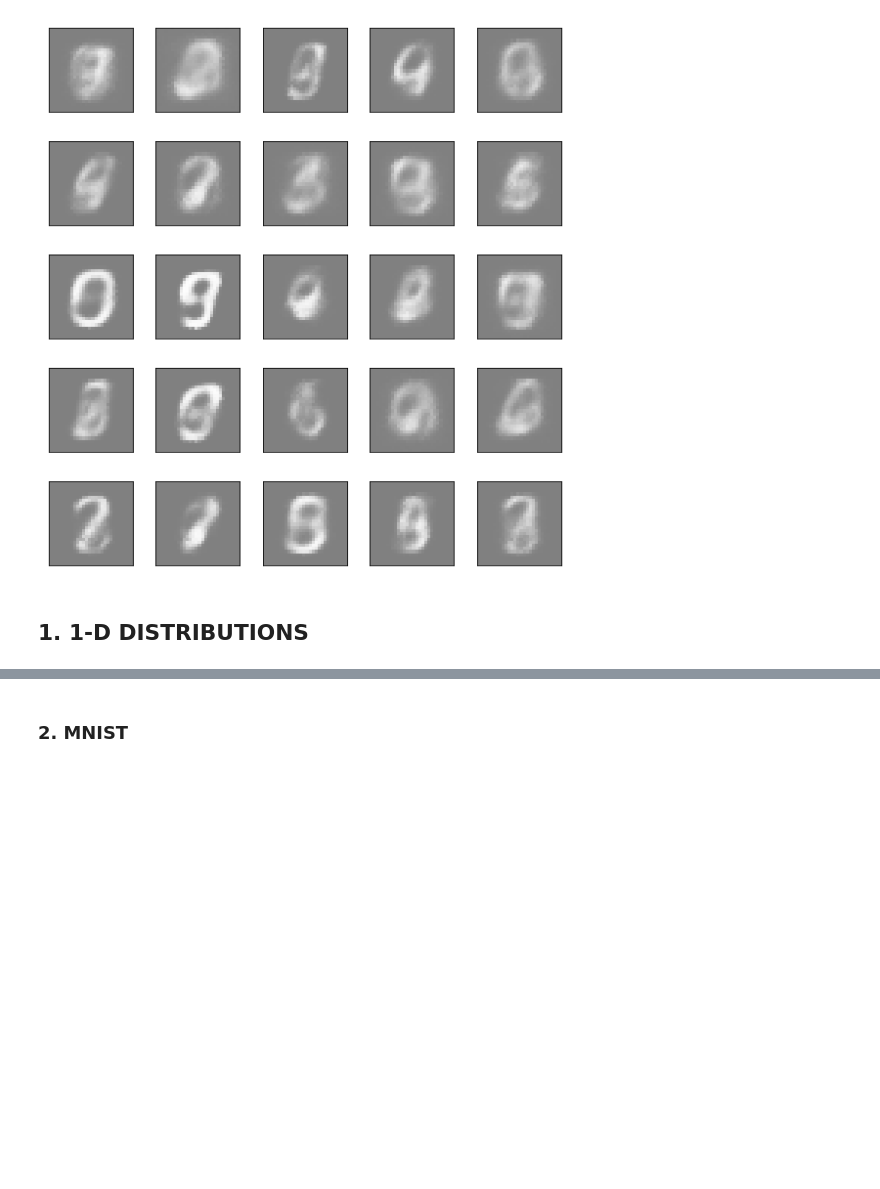
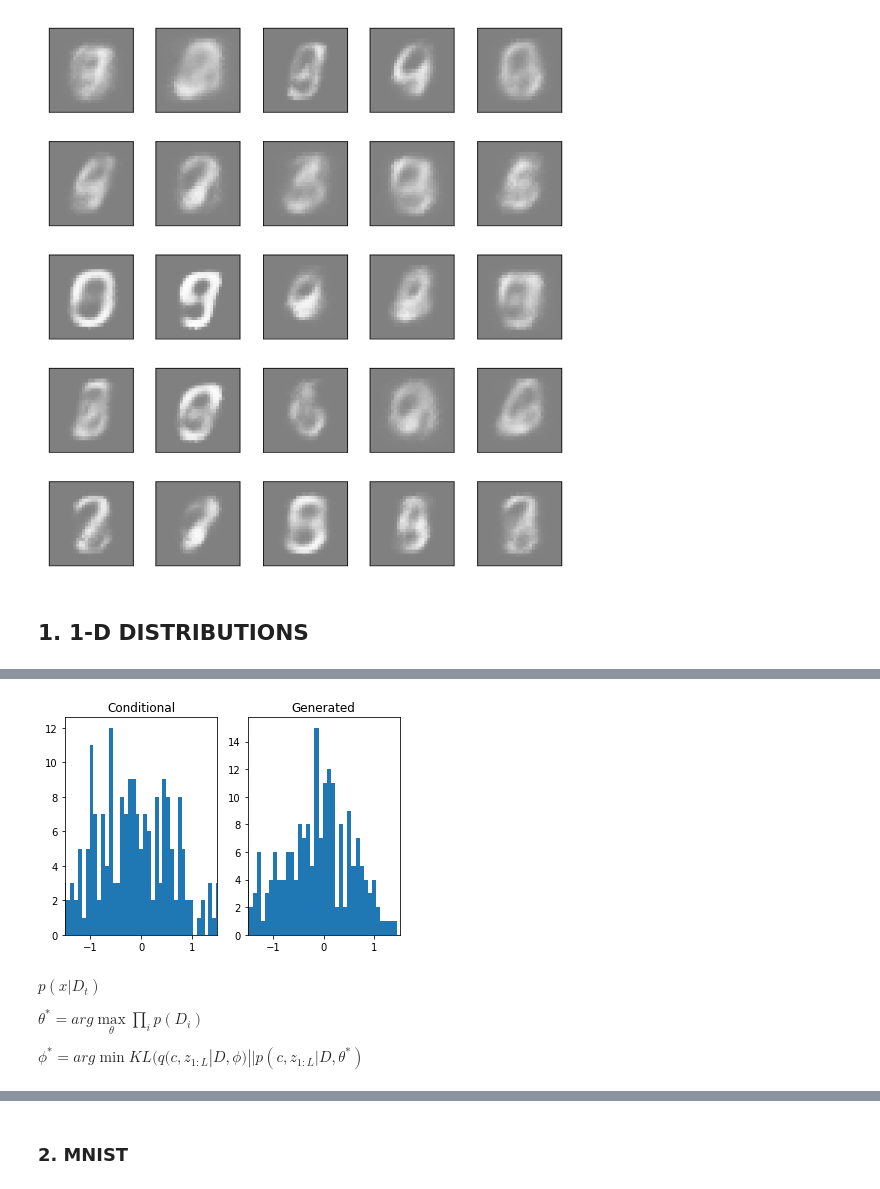
Before and after one commit to egornuzhin/bml_deep_prior, a Jupyter notebook: NeuralStatistician.ipynb, the cells around one changed output, grey strips where cells are left out. Saved outputs shown, nothing was run; the diff lists cells and outputs as text; code cells hidden in the pictures; blank space fills up the shorter version.

```diff
--- a/NeuralStatistician.ipynb
+++ b/NeuralStatistician.ipynb
@@ -479,0 +496,23 @@ show_c(X[:1000],y[:1000])
+# %%
+# Conditional generation
+
+n = 23
+sample = model.generate_simalar(torch.FloatTensor(X[n]),200).data.numpy()
+x = X.data.numpy()[n].T[0]
+plt.subplot(1,2,1)
+plt.hist(x,50)
+plt.title('Conditional')
+plt.xlim(-1.5,1.5)
+plt.subplot(1,2,2)
+plt.hist(sample,50)
+plt.title('Generated')
+plt.xlim(-1.5,1.5)
+plt.show()
+# %% [output]
+[figure, added]
+# %% [markdown]
+$p(x|D_t)$
+
+$\theta^{*} = arg \max \limits_{\theta} \prod\limits_i p(D_i) $
+
+$\phi^{*} = arg \min KL(q(c,z_{1:L}|D,\phi)||p(c,z_{1:L}|D,\theta^{*})$
```
Also changed, not shown: parts of 12 cells of this notebook.
